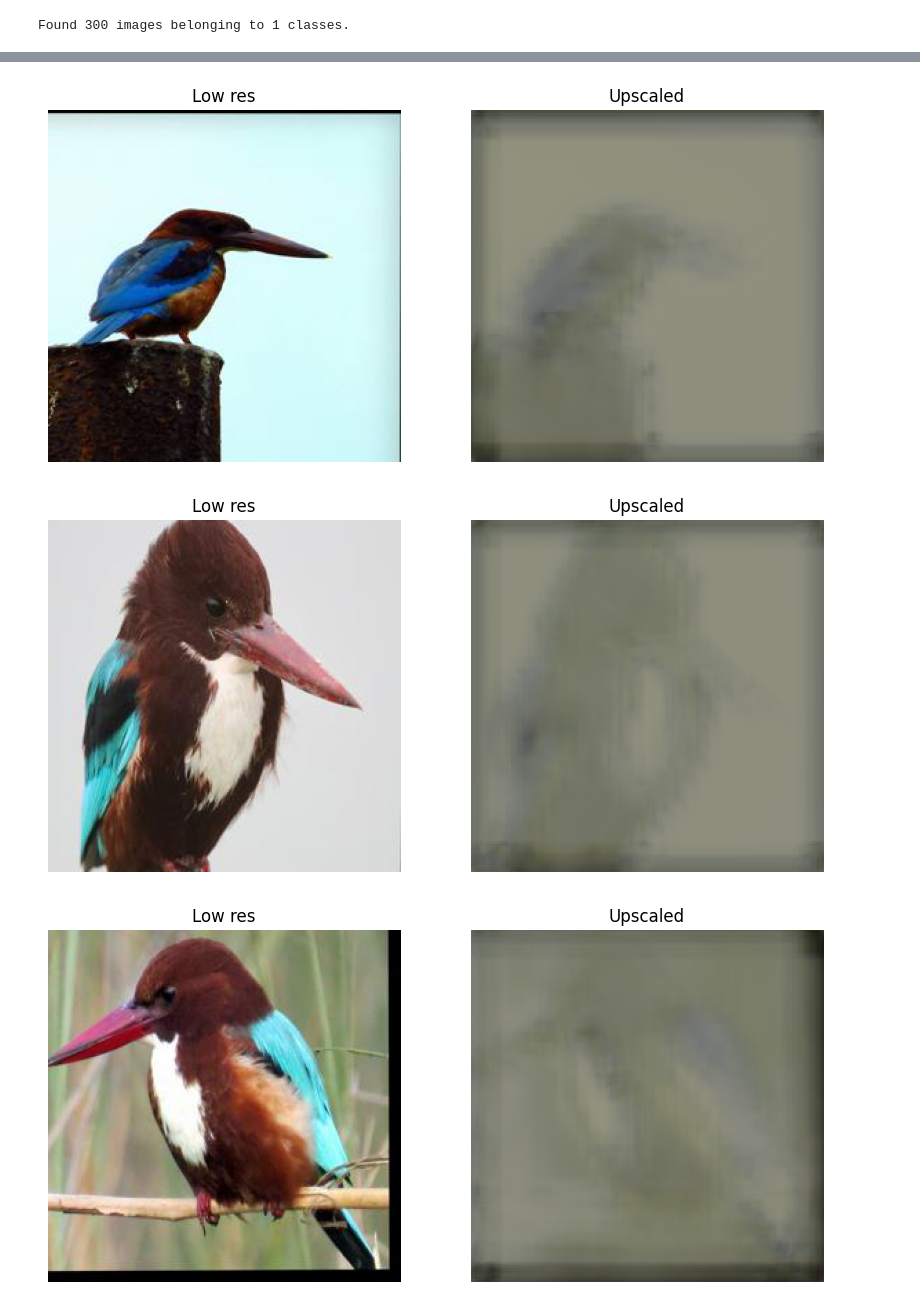
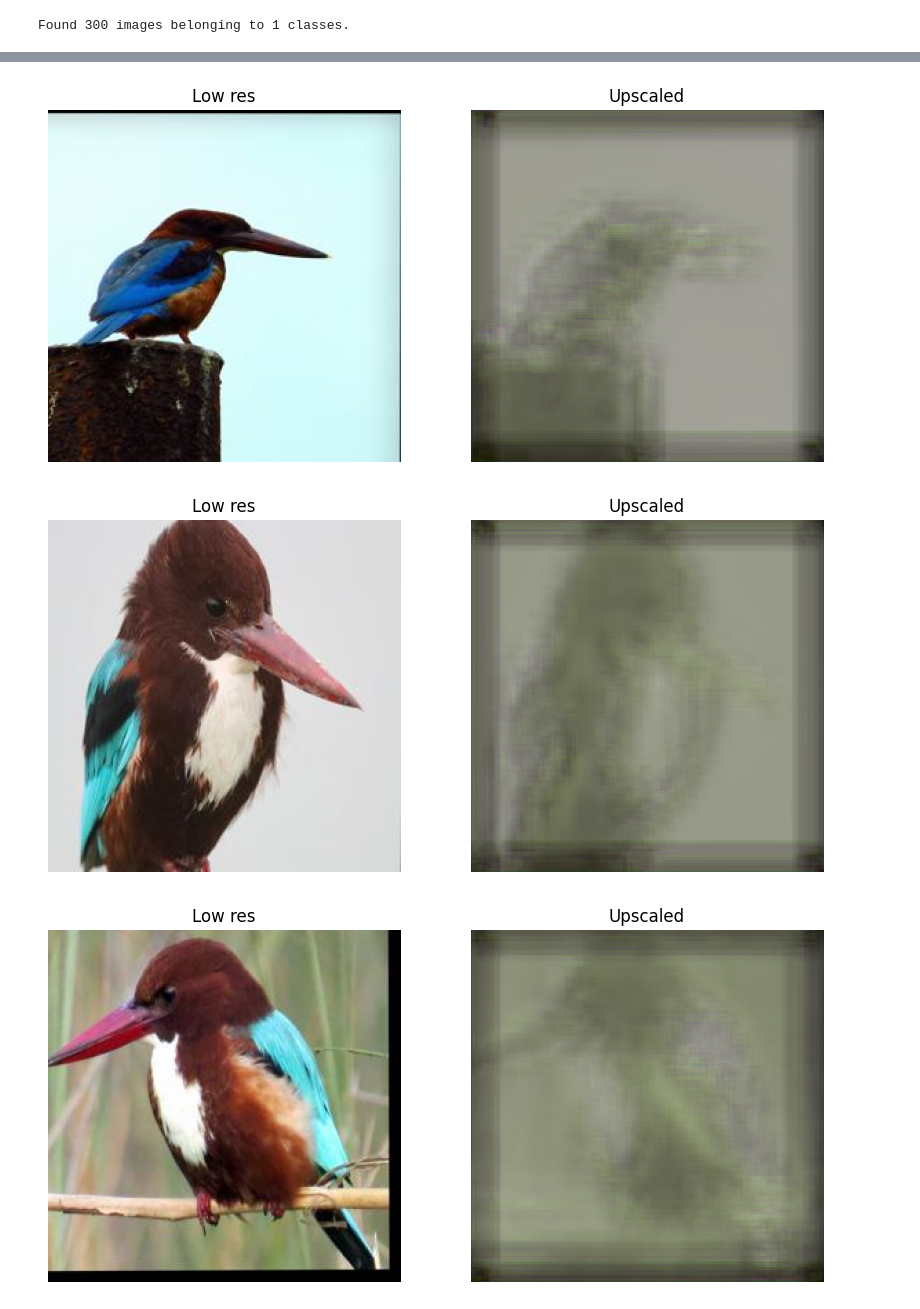
Before and after one commit to cppel/dz, a Jupyter notebook: Task6.ipynb, the cells around one changed output, grey strips where cells are left out. Cells and saved outputs as stored; diff of their text form; code cells hidden in the pictures.

Commit message:
FIX: linear activation function for task6

```diff
--- a/Task6.ipynb
+++ b/Task6.ipynb
@@ -162,10 +162,10 @@ def trainGenerator(train_img_path):
         gray, orig = preprocess_data(img)
         yield (gray, orig)
 # %%
-train_img_path = r'/content/drive/MyDrive/test/train'
+train_img_path = r'C:\Users\work\Downloads\test-20230521T162222Z-001\test\train'
 train_img_gen = trainGenerator(train_img_path)
 
-val_img_path = r'/content/drive/MyDrive/test/valid'
+val_img_path = r'C:\Users\work\Downloads\test-20230521T162222Z-001\test\valid'
 val_img_gen = trainGenerator(val_img_path)
 # %%
 filenames = get_filenames(train_img_path)
@@ -507,7 +507,7 @@ up3 = layers.UpSampling2D((2, 2))(d_conv3)
 d_conv4 = layers.Conv2DTranspose(8, (3, 3), activation='relu', padding='same')(up3)
 up4 = layers.UpSampling2D((2, 2))(d_conv4)
 
-r = layers.Conv2D(3, (3, 3), activation='sigmoid', padding='same')(up4)
+r = layers.Conv2D(3, (3, 3), activation='relu', padding='same')(up4)
 
 autoencoder = Model(input, r)
 autoencoder.compile(optimizer=Adam(learning_rate=0.0005), loss='mse')
@@ -532,7 +532,7 @@ Non-trainable params: 192
 _________________________________________________________________
 # %%
 seed = 24
-batch_size = 64
+batch_size = 32
 # %%
 def preprocess_data(img, hd_img):
     img = img.astype("float32") / 255.0
@@ -582,12 +582,12 @@ def get_filenames(path):
         seed=seed)
     return image_generator.filenames
 # %%
-train_img_path = r'/content/drive/MyDrive/resize/train/low/'
-train_hd_img_path = r'/content/drive/MyDrive/resize/train/high/'
+train_img_path = r'C:\Users\work\Downloads\resize-20230509T200644Z-001\resize/train/low/'
+train_hd_img_path = r'C:\Users\work\Downloads\resize-20230509T200644Z-001\resize/train/high/'
 train_img_gen = trainGenerator(train_img_path, train_hd_img_path)
 
-valid_img_path = r'/content/drive/MyDrive/resize/val/low/'
-valid_hd_img_path = r'/content/drive/MyDrive/resize/val/high/'
+valid_img_path = r'C:\Users\work\Downloads\resize-20230509T200644Z-001\resize/val/low/'
+valid_hd_img_path = r'C:\Users\work\Downloads\resize-20230509T200644Z-001\resize/val/high/'
 valid_img_gen = trainGenerator(valid_img_path, valid_hd_img_path)
 # %%
 filenames = get_filenames(train_img_path)
@@ -656,7 +656,7 @@ def predict(imagePath):
     clean_plt.imshow(pred.astype("uint8"))
 # %%
 from imutils import paths
-imagePaths = sorted(list(paths.list_images(r"/content/drive/MyDrive/resize/val/test_size")))
+imagePaths = sorted(list(paths.list_images(r"C:\Users\work\Downloads\resize-20230509T200644Z-001\resize\val\test_size")))
 for imagePath in imagePaths:
     predict(imagePath)
 # %% [output]
@@ -666,3 +663,3 @@ for imagePath in imagePaths:
-[figure, old version]
+[figure, new version]
-[figure, old version]
+[figure, new version]
-[figure, old version]
+[figure, new version]
```
Also changed, not shown: parts of 9 cells of this notebook.
